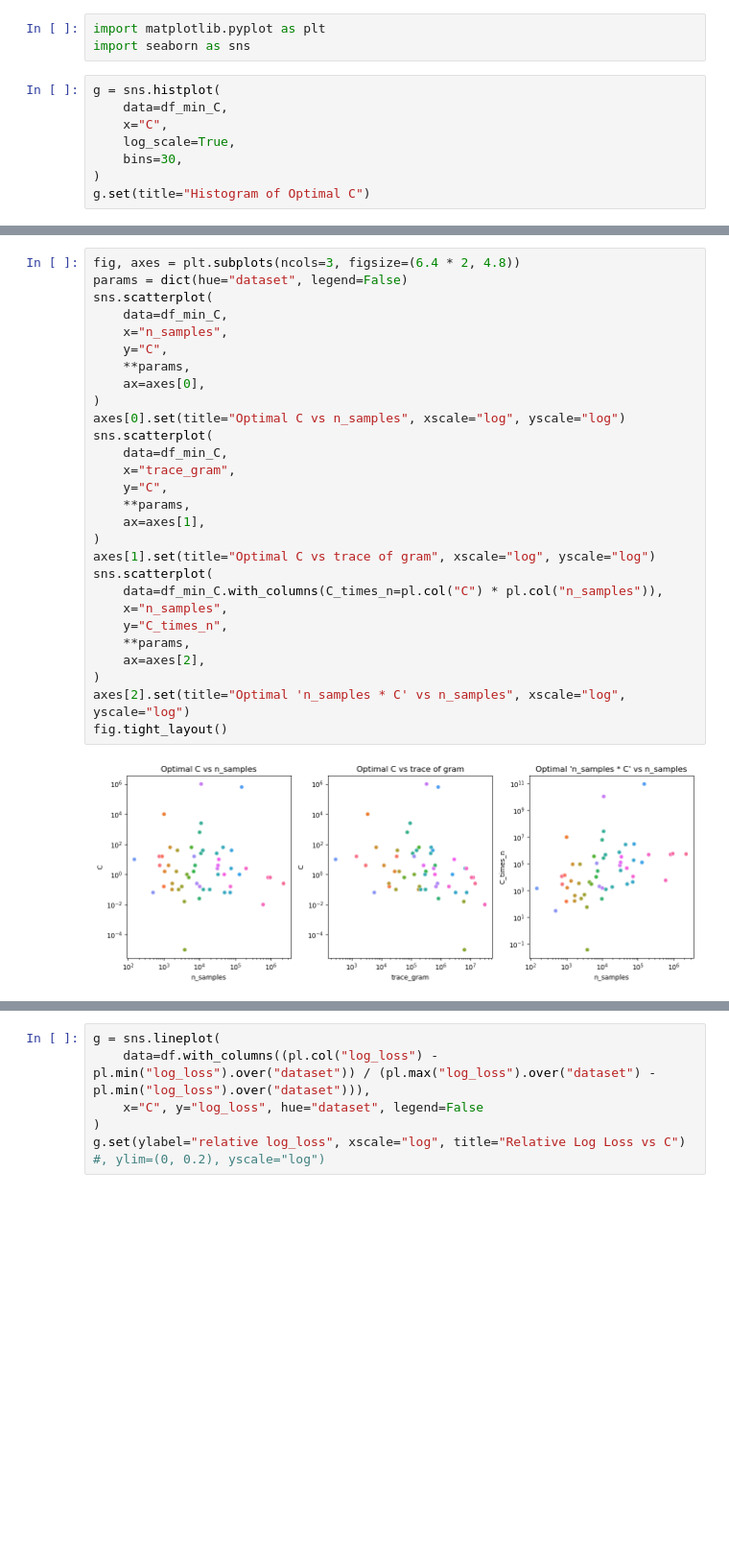
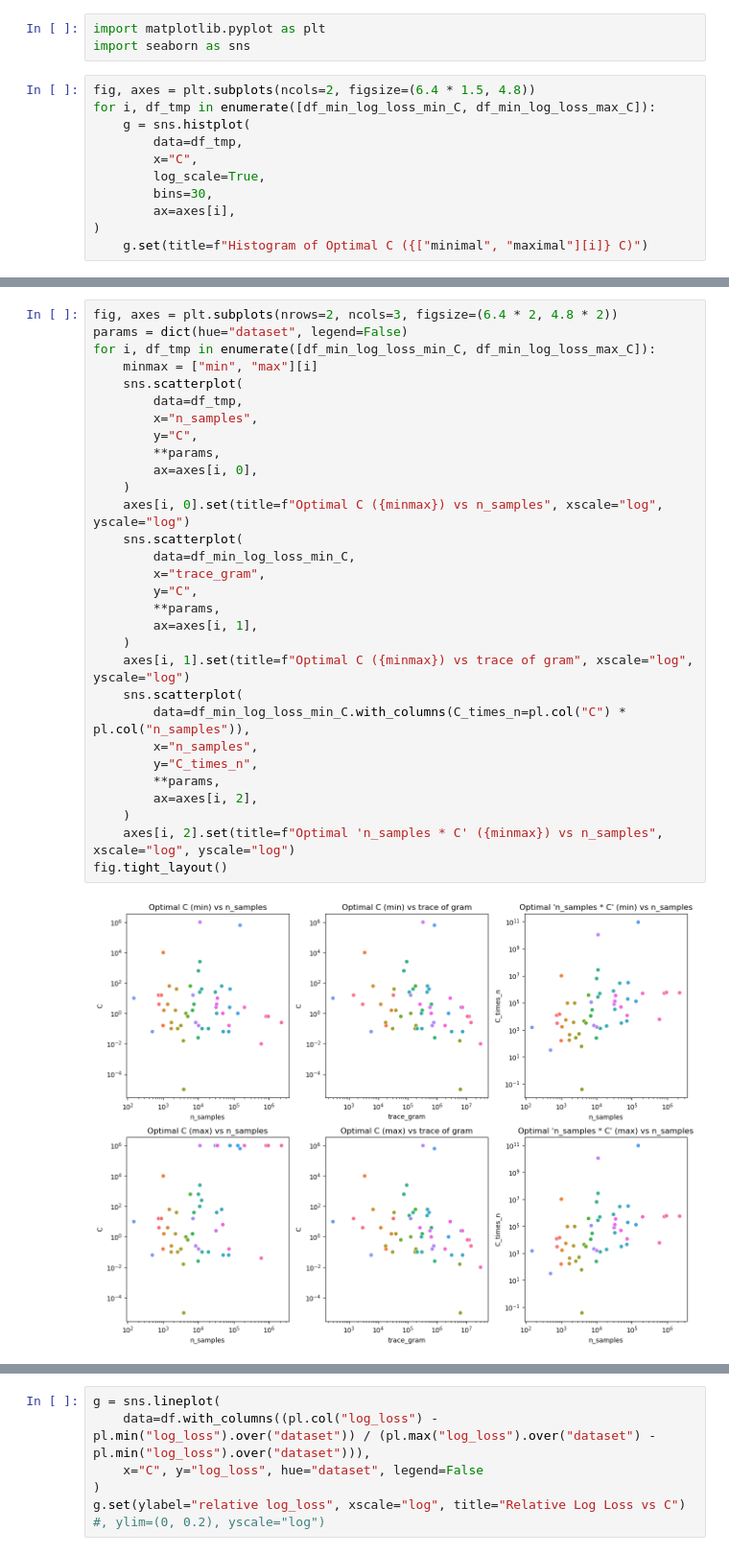
Before and after one commit to lorentzenchr/notebooks, a Jupyter notebook: logistic_regression_optimal_penalty.ipynb, the cells around one changed output, grey strips where cells are left out. Shown at 96% size. Cells and saved outputs as stored; diff of their text form; blank space fills up the shorter version.

```diff
--- a/logistic_regression_optimal_penalty.ipynb
+++ b/logistic_regression_optimal_penalty.ipynb
@@ -425,11 +432,14 @@ df["dataset"].n_unique()
 import matplotlib.pyplot as plt
 import seaborn as sns
 # %%
-g = sns.histplot(
-    data=df_min_C,
-    x="C",
-    log_scale=True,
-    bins=30,
+fig, axes = plt.subplots(ncols=2, figsize=(6.4 * 1.5, 4.8))
+for i, df_tmp in enumerate([df_min_log_loss_min_C, df_min_log_loss_max_C]):
+    g = sns.histplot(
+        data=df_tmp,
+        x="C",
+        log_scale=True,
+        bins=30,
+        ax=axes[i],
 )
-g.set(title="Histogram of Optimal C")
+    g.set(title=f"Histogram of Optimal C ({["minimal", "maximal"][i]} C)")
 # %% [output]
@@ -438,33 +447,35 @@ g.set(title="Histogram of Optimal C")
 # %%
-fig, axes = plt.subplots(ncols=3, figsize=(6.4 * 2, 4.8))
+fig, axes = plt.subplots(nrows=2, ncols=3, figsize=(6.4 * 2, 4.8 * 2))
 params = dict(hue="dataset", legend=False)
-sns.scatterplot(
-    data=df_min_C,
-    x="n_samples",
-    y="C",
-    **params,
-    ax=axes[0],
-)
-axes[0].set(title="Optimal C vs n_samples", xscale="log", yscale="log")
-sns.scatterplot(
-    data=df_min_C,
-    x="trace_gram",
-    y="C",
-    **params,
-    ax=axes[1],
-)
-axes[1].set(title="Optimal C vs trace of gram", xscale="log", yscale="log")
-sns.scatterplot(
-    data=df_min_C.with_columns(C_times_n=pl.col("C") * pl.col("n_samples")),
-    x="n_samples",
-    y="C_times_n",
-    **params,
-    ax=axes[2],
-)
-axes[2].set(title="Optimal 'n_samples * C' vs n_samples", xscale="log", yscale="log")
+for i, df_tmp in enumerate([df_min_log_loss_min_C, df_min_log_loss_max_C]):
+    minmax = ["min", "max"][i]
+    sns.scatterplot(
+        data=df_tmp,
+        x="n_samples",
+        y="C",
+        **params,
+        ax=axes[i, 0],
+    )
+    axes[i, 0].set(title=f"Optimal C ({minmax}) vs n_samples", xscale="log", yscale="log")
+    sns.scatterplot(
+        data=df_min_log_loss_min_C,
+        x="trace_gram",
+        y="C",
+        **params,
+        ax=axes[i, 1],
+    )
+    axes[i, 1].set(title=f"Optimal C ({minmax}) vs trace of gram", xscale="log", yscale="log")
+    sns.scatterplot(
+        data=df_min_log_loss_min_C.with_columns(C_times_n=pl.col("C") * pl.col("n_samples")),
+        x="n_samples",
+        y="C_times_n",
+        **params,
+        ax=axes[i, 2],
+    )
+    axes[i, 2].set(title=f"Optimal 'n_samples * C' ({minmax}) vs n_samples", xscale="log", yscale="log")
 fig.tight_layout()
 # %% [output]
-[figure, old version]
+[figure, new version]
 # %%
 fig, axes = plt.subplots(ncols=3, figsize=(6.4 * 2, 4.8))
 params = dict(hue="dataset", legend=False)
```
Also changed, not shown: parts of 3 cells of this notebook.
